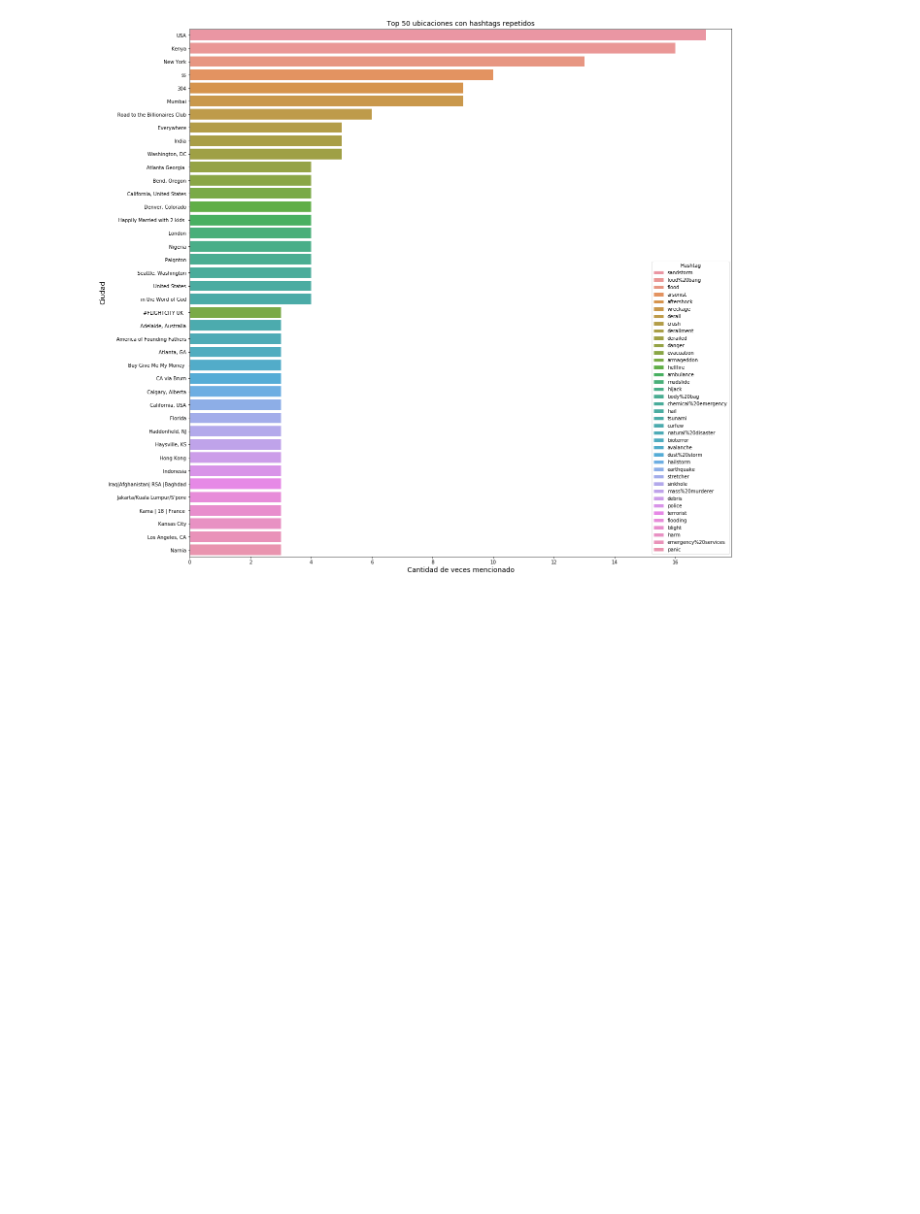
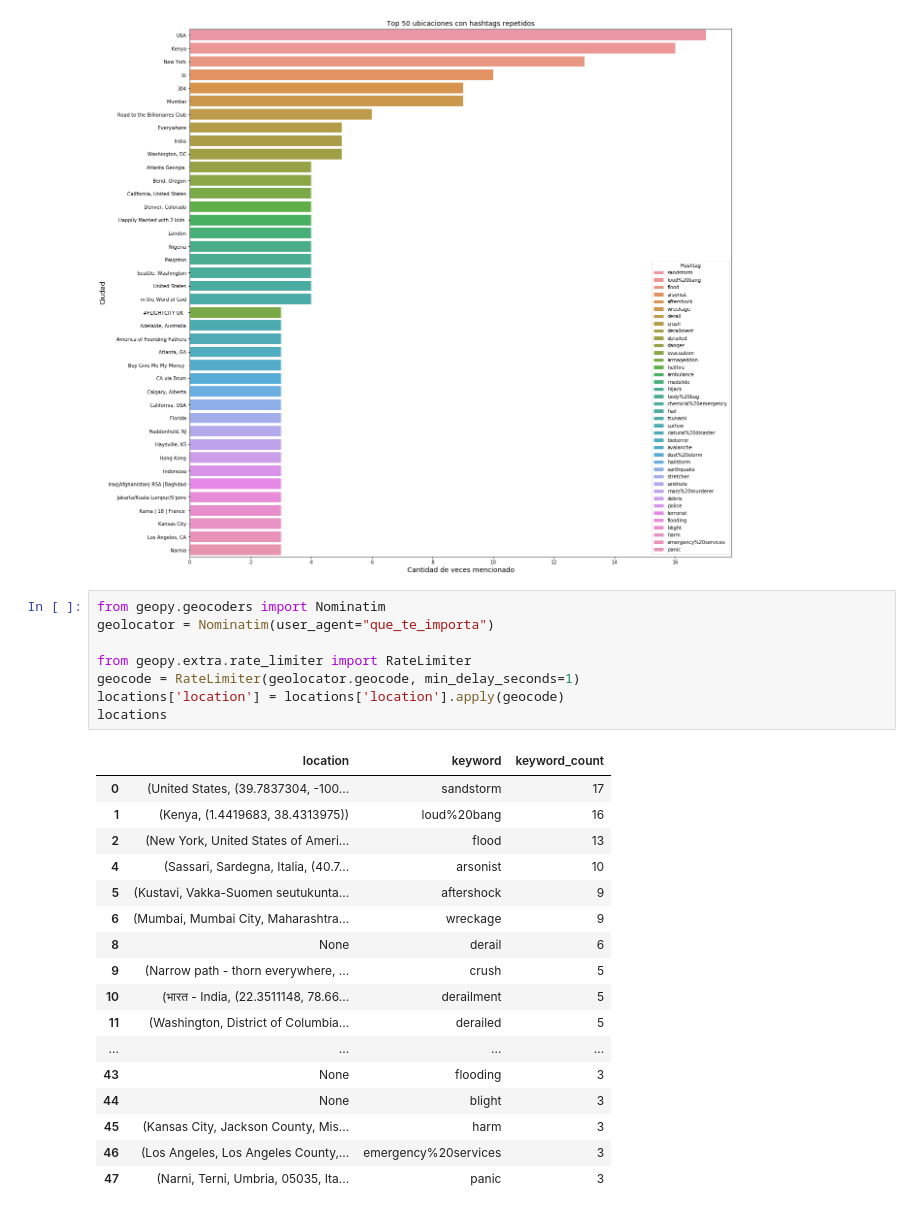
Before and after one commit to milemarchese/OrganizacionDeDatos, a Jupyter notebook: Análisis Exploratorio.ipynb, the cells around one changed output. Cells and saved outputs as stored; diff of their text form; blank space fills up the shorter version.

```diff
--- a/Análisis Exploratorio.ipynb
+++ b/Análisis Exploratorio.ipynb
@@ -210,3 +210,29 @@ plt.legend(title='Hashtag', loc='lower right')
 plt.show(grafico)
 # %% [output]
 [figure]
+# %%
+from geopy.geocoders import Nominatim
+geolocator = Nominatim(user_agent="que_te_importa")
+
+from geopy.extra.rate_limiter import RateLimiter
+geocode = RateLimiter(geolocator.geocode, min_delay_seconds=1)
+locations['location'] = locations['location'].apply(geocode)
+locations
+# %% [output]
+|  | location | keyword | keyword_count |
+| 0 | (United States, (39.7837304, -100... | sandstorm | 17 |
+| 1 | (Kenya, (1.4419683, 38.4313975)) | loud%20bang | 16 |
+| 2 | (New York, United States of Ameri... | flood | 13 |
+| 4 | (Sassari, Sardegna, Italia, (40.7... | arsonist | 10 |
+| 5 | (Kustavi, Vakka-Suomen seutukunta... | aftershock | 9 |
+| 6 | (Mumbai, Mumbai City, Maharashtra... | wreckage | 9 |
+| 8 | None | derail | 6 |
+| 9 | (Narrow path - thorn everywhere, ... | crush | 5 |
+| 10 | (भारत - India, (22.3511148, 78.66... | derailment | 5 |
+| 11 | (Washington, District of Columbia... | derailed | 5 |
+| ... | ... | ... | ... |
+| 43 | None | flooding | 3 |
+| 44 | None | blight | 3 |
+| 45 | (Kansas City, Jackson County, Mis... | harm | 3 |
+| 46 | (Los Angeles, Los Angeles County,... | emergency%20services | 3 |
+| 47 | (Narni, Terni, Umbria, 05035, Ita... | panic | 3 |
```
Also changed, not shown: parts of 3 cells of this notebook.
